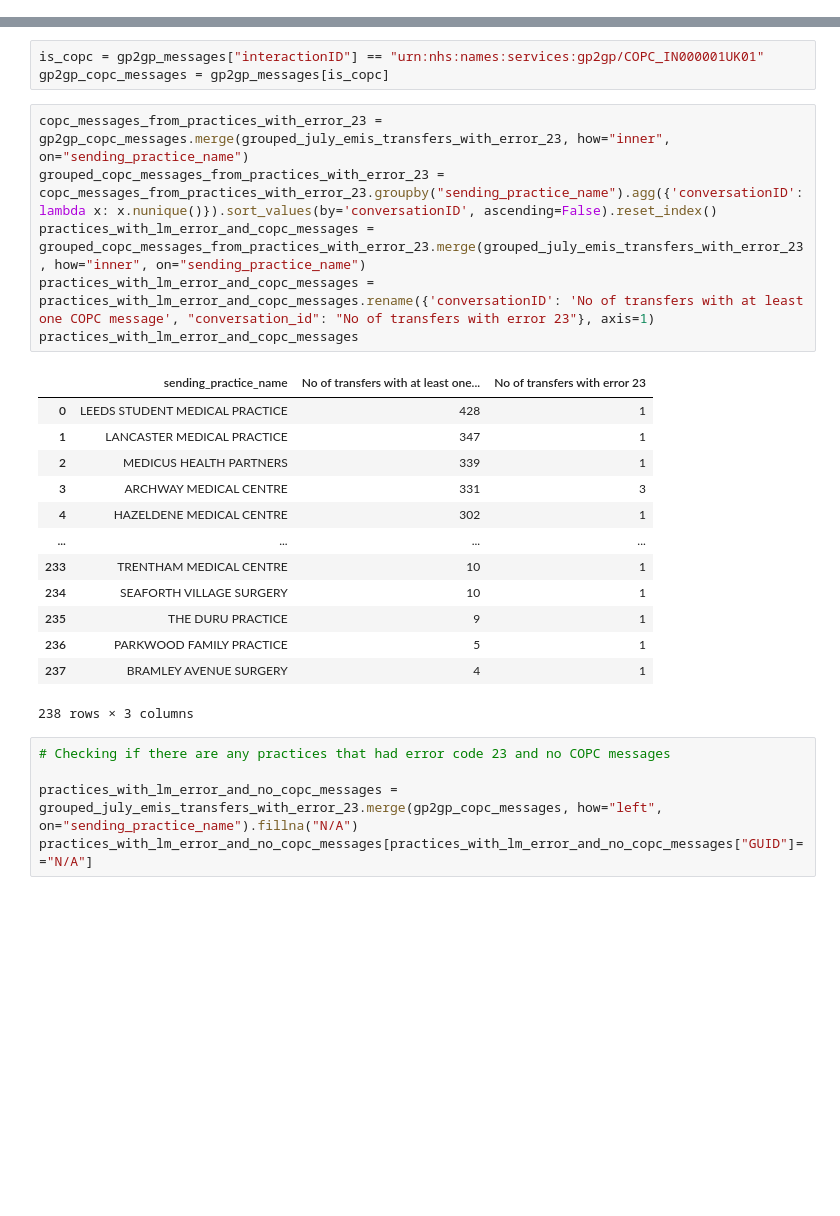
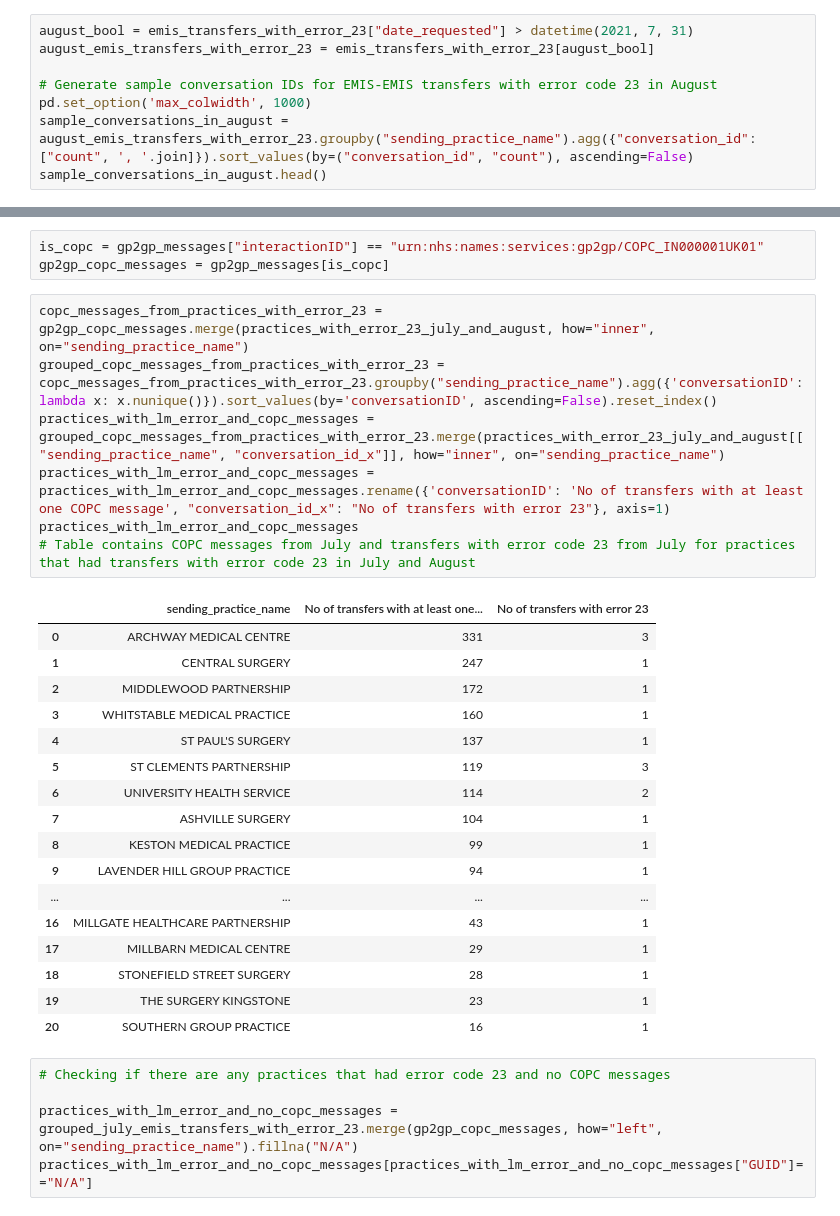
Before and after one commit to nhsconnect/prm-gp2gp-data-sandbox, a Jupyter notebook: notebooks/65-PRMT-2333-compare-EMIS-EMIS-not-LM-compliant-July-August.ipynb, the cells around one changed output, grey strips where cells are left out. Saved outputs shown, nothing was run; the diff lists cells and outputs as text; blank space fills up the shorter version.

```diff
--- a/notebooks/65-PRMT-2333-compare-EMIS-EMIS-not-LM-compliant-July-August.ipynb
+++ b/notebooks/65-PRMT-2333-compare-EMIS-EMIS-not-LM-compliant-July-August.ipynb
@@ -88,3 +88,11 @@ grouped_july_emis_transfers_with_error_23
 | 236 | HORIZON HEALTH CENTRE | 1 |
 | 237 | YALDING | 1 |
 238 rows × 2 columns
+# %%
+august_bool = emis_transfers_with_error_23["date_requested"] > datetime(2021, 7, 31)
+august_emis_transfers_with_error_23 = emis_transfers_with_error_23[august_bool]
+
+# Generate sample conversation IDs for EMIS-EMIS transfers with error code 23 in August
+pd.set_option('max_colwidth', 1000)
+sample_conversations_in_august = august_emis_transfers_with_error_23.groupby("sending_practice_name").agg({"conversation_id": ["count", ', '.join]}).sort_values(by=("conversation_id", "count"), ascending=False)
+sample_conversations_in_august.head()
@@ -309,25 +323,30 @@ gp2gp_messages = gp2gp_messages.rename({'ASID': 'sending_supplier_asid', 'NACS':
 is_copc = gp2gp_messages["interactionID"] == "urn:nhs:names:services:gp2gp/COPC_IN000001UK01"
 gp2gp_copc_messages = gp2gp_messages[is_copc]
 # %%
-copc_messages_from_practices_with_error_23 = gp2gp_copc_messages.merge(grouped_july_emis_transfers_with_error_23, how="inner", on="sending_practice_name")
+copc_messages_from_practices_with_error_23 = gp2gp_copc_messages.merge(practices_with_error_23_july_and_august, how="inner", on="sending_practice_name")
 grouped_copc_messages_from_practices_with_error_23 = copc_messages_from_practices_with_error_23.groupby("sending_practice_name").agg({'conversationID': lambda x: x.nunique()}).sort_values(by='conversationID', ascending=False).reset_index()
-practices_with_lm_error_and_copc_messages = grouped_copc_messages_from_practices_with_error_23.merge(grouped_july_emis_transfers_with_error_23, how="inner", on="sending_practice_name")
-practices_with_lm_error_and_copc_messages = practices_with_lm_error_and_copc_messages.rename({'conversationID': 'No of transfers with at least one COPC message', "conversation_id": "No of transfers with error 23"}, axis=1)
+practices_with_lm_error_and_copc_messages = grouped_copc_messages_from_practices_with_error_23.merge(practices_with_error_23_july_and_august[["sending_practice_name", "conversation_id_x"]], how="inner", on="sending_practice_name")
+practices_with_lm_error_and_copc_messages = practices_with_lm_error_and_copc_messages.rename({'conversationID': 'No of transfers with at least one COPC message', "conversation_id_x": "No of transfers with error 23"}, axis=1)
 practices_with_lm_error_and_copc_messages
+# Table contains COPC messages from July and transfers with error code 23 from July for practices that had transfers with error code 23 in July and August
 # %% [output]
 |  | sending_practice_name | No of transfers with at least one... | No of transfers with error 23 |
-| 0 | LEEDS STUDENT MEDICAL PRACTICE | 428 | 1 |
-| 1 | LANCASTER MEDICAL PRACTICE | 347 | 1 |
-| 2 | MEDICUS HEALTH PARTNERS | 339 | 1 |
-| 3 | ARCHWAY MEDICAL CENTRE | 331 | 3 |
-| 4 | HAZELDENE MEDICAL CENTRE | 302 | 1 |
+| 0 | ARCHWAY MEDICAL CENTRE | 331 | 3 |
+| 1 | CENTRAL SURGERY | 247 | 1 |
+| 2 | MIDDLEWOOD PARTNERSHIP | 172 | 1 |
+| 3 | WHITSTABLE MEDICAL PRACTICE | 160 | 1 |
+| 4 | ST PAUL'S SURGERY | 137 | 1 |
+| 5 | ST CLEMENTS PARTNERSHIP | 119 | 3 |
+| 6 | UNIVERSITY HEALTH SERVICE | 114 | 2 |
+| 7 | ASHVILLE SURGERY | 104 | 1 |
+| 8 | KESTON MEDICAL PRACTICE | 99 | 1 |
+| 9 | LAVENDER HILL GROUP PRACTICE | 94 | 1 |
 | ... | ... | ... | ... |
-| 233 | TRENTHAM MEDICAL CENTRE | 10 | 1 |
-| 234 | SEAFORTH VILLAGE SURGERY | 10 | 1 |
-| 235 | THE DURU PRACTICE | 9 | 1 |
-| 236 | PARKWOOD FAMILY PRACTICE | 5 | 1 |
-| 237 | BRAMLEY AVENUE SURGERY | 4 | 1 |
+| 16 | MILLGATE HEALTHCARE PARTNERSHIP | 43 | 1 |
+| 17 | MILLBARN MEDICAL CENTRE | 29 | 1 |
+| 18 | STONEFIELD STREET SURGERY | 28 | 1 |
+| 19 | THE SURGERY KINGSTONE | 23 | 1 |
+| 20 | SOUTHERN GROUP PRACTICE | 16 | 1 |
-238 rows × 3 columns
 # %%
 # Checking if there are any practices that had error code 23 and no COPC messages
 
```
Also changed, not shown: parts of 2 cells of this notebook.
